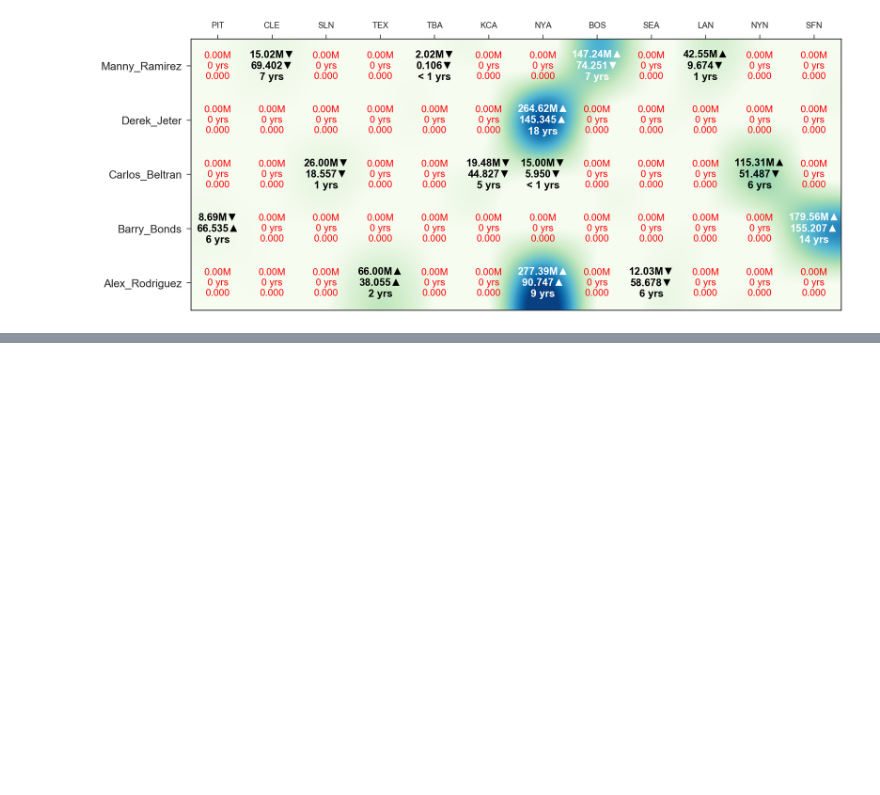
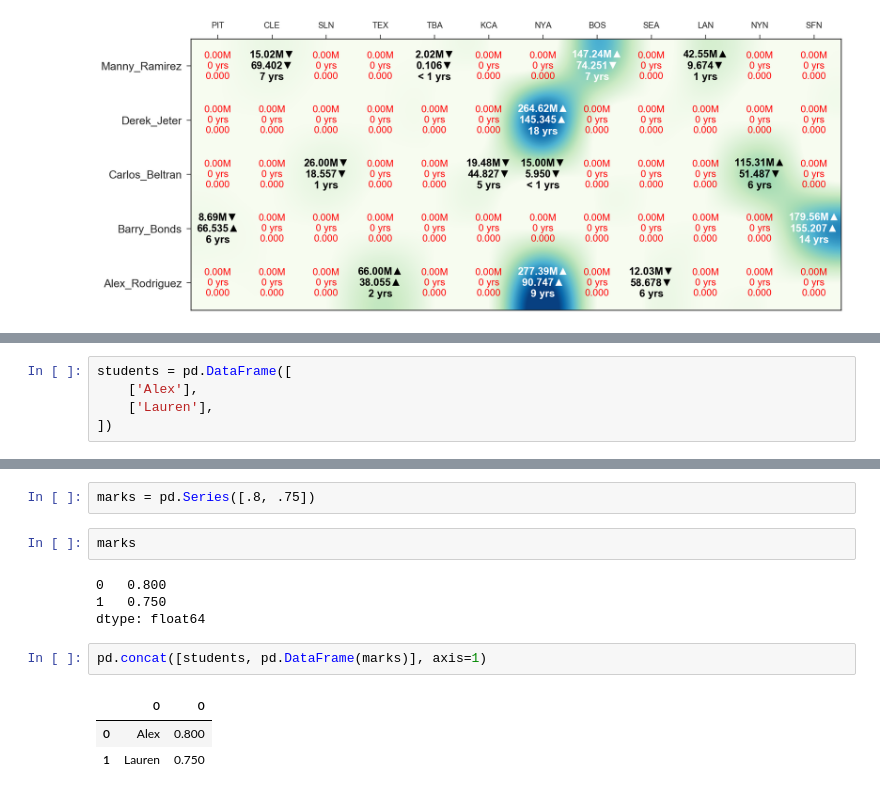
Before and after one commit to MayukhSobo/BaseBall, a Jupyter notebook: src/Baseball.ipynb, the cells around one changed output, grey strips where cells are left out. Drawn from its saved outputs; the diff is of its cells as text; blank space fills up the shorter version.

```diff
--- a/src/Baseball.ipynb
+++ b/src/Baseball.ipynb
@@ -550,0 +600,5 @@ plt.show()
+# %%
+students = pd.DataFrame([
+    ['Alex'],
+    ['Lauren'],
+])
@@ -550,0 +611,14 @@ plt.show()
+# %%
+marks = pd.Series([.8, .75])
+# %%
+marks
+# %% [output]
+0   0.800
+1   0.750
+dtype: float64
+# %%
+pd.concat([students, pd.DataFrame(marks)], axis=1)
+# %% [output]
+|  | 0 | 0 |
+| 0 | Alex | 0.800 |
+| 1 | Lauren | 0.750 |
```
Also changed, not shown: parts of 12 cells of this notebook.
